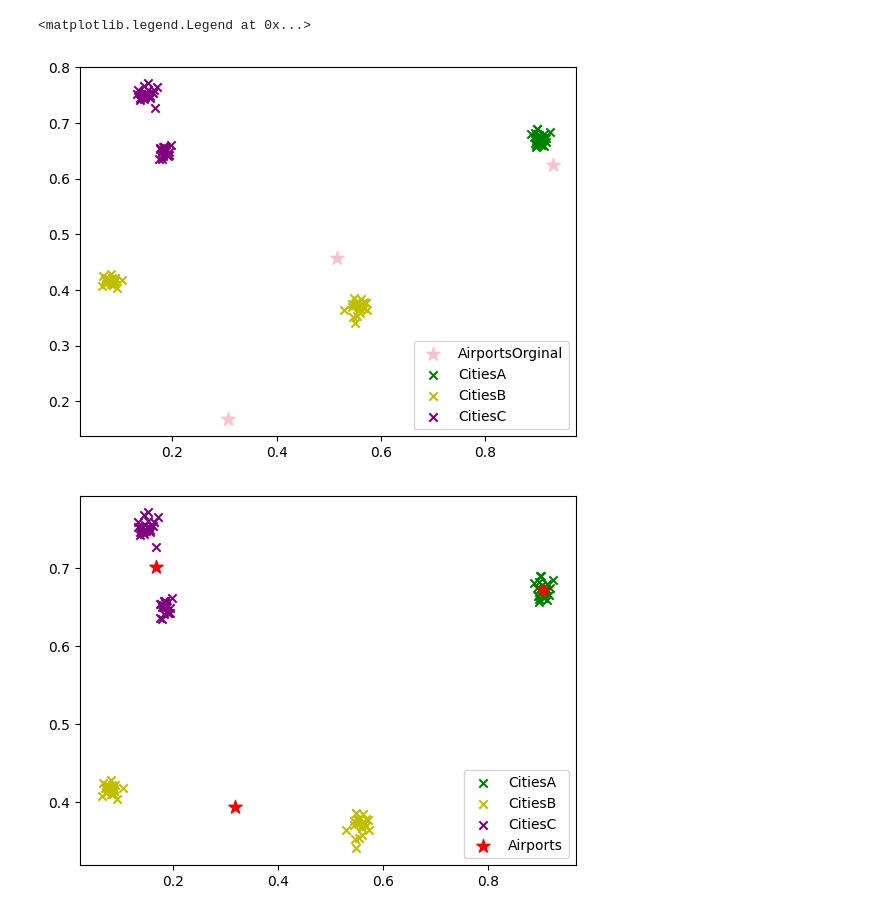
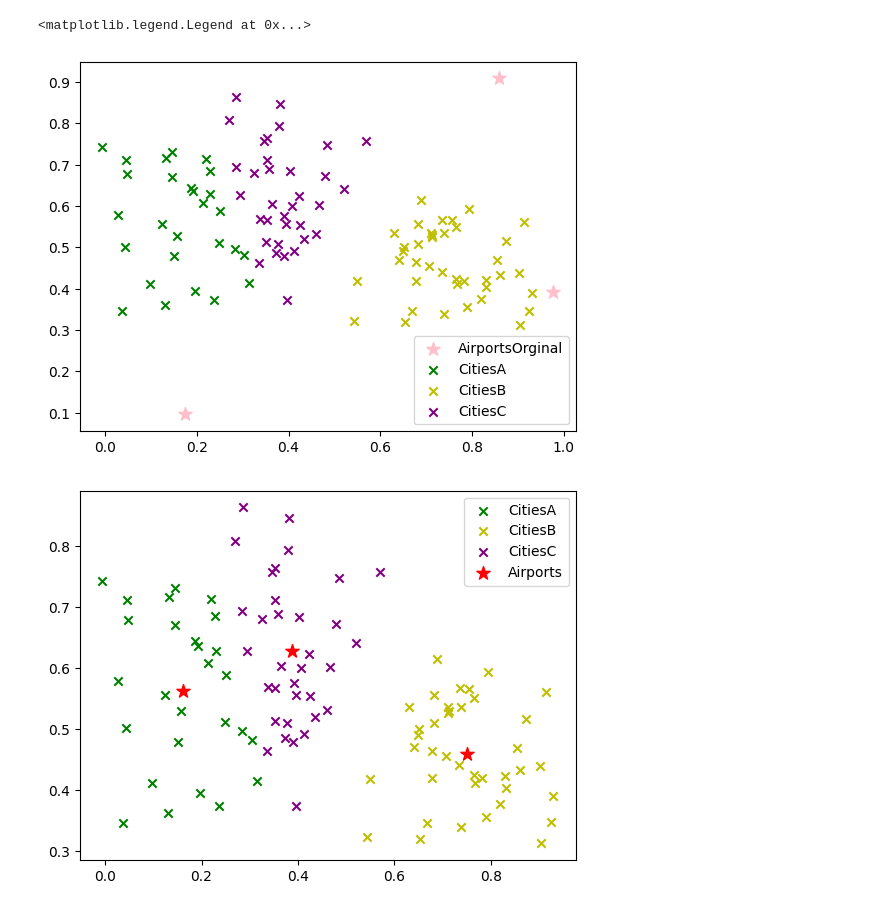
Before and after one commit to miching/CECS-451---Assignment-5-Closest-Airport, a Jupyter notebook: n-airports.ipynb, the cells around one changed output. Drawn from its saved outputs; the diff is of its cells as text; code cells hidden in the pictures.

```diff
--- a/n-airports.ipynb
+++ b/n-airports.ipynb
@@ -71,8 +71,8 @@ def objectiveFunct(closeCityList, airports):
 num_city = 100
 num_air = 3
 num_center = 5
-#sigma = 0.1
-sigma = 0.01
+sigma = 0.1
+#sigma = 0.01
 #sigma = 0.05
 cities = set()
 airports = []
@@ -165,8 +165,8 @@ while (change > 0.0001):
         #print('PREgradients for airport ', i , ' ', gradientX, gradientY)
 
         #Multiply with small constant
-        gradientX = gradientX * sigma
-        gradientY = gradientY * sigma
+        gradientX = gradientX * 0.01    #sigma
+        gradientY = gradientY * 0.01    #sigma
 
         #Possible Test
         #gradientX = airportXCord * gradientX
@@ -279,3 +279,3 @@ cityC:  {(0.17503277988317106, 0.6357347475730889), (0.18454781621801877, 0.6571
 <matplotlib.legend.Legend at 0x...>
-[figure, old version]
+[figure, new version]
-[figure, old version]
+[figure, new version]
```
Also changed, not shown: parts of 1 cell of this notebook.
